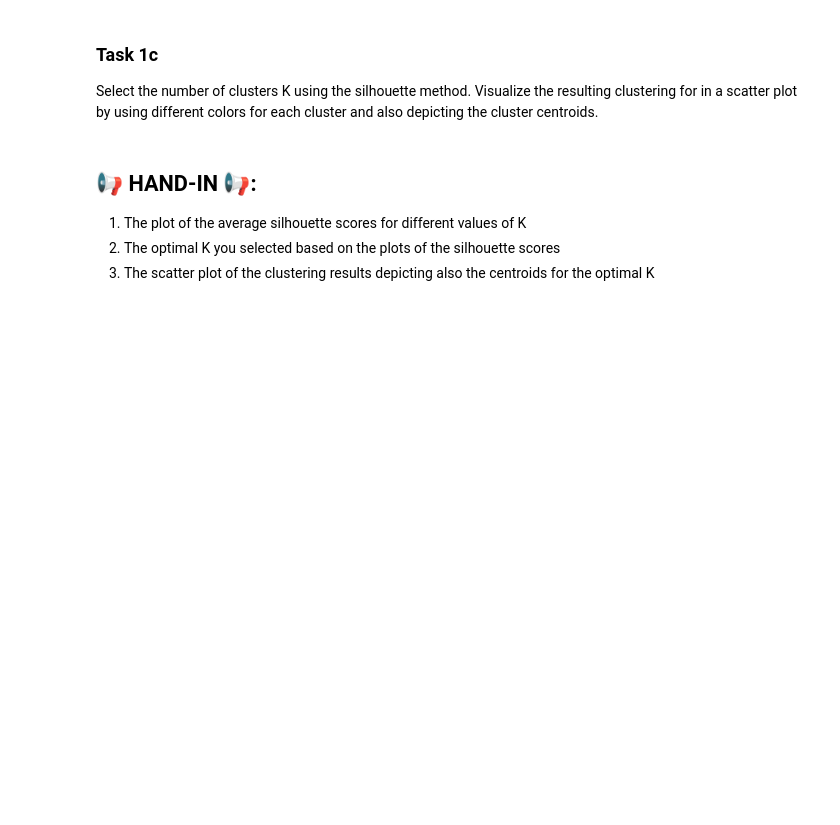
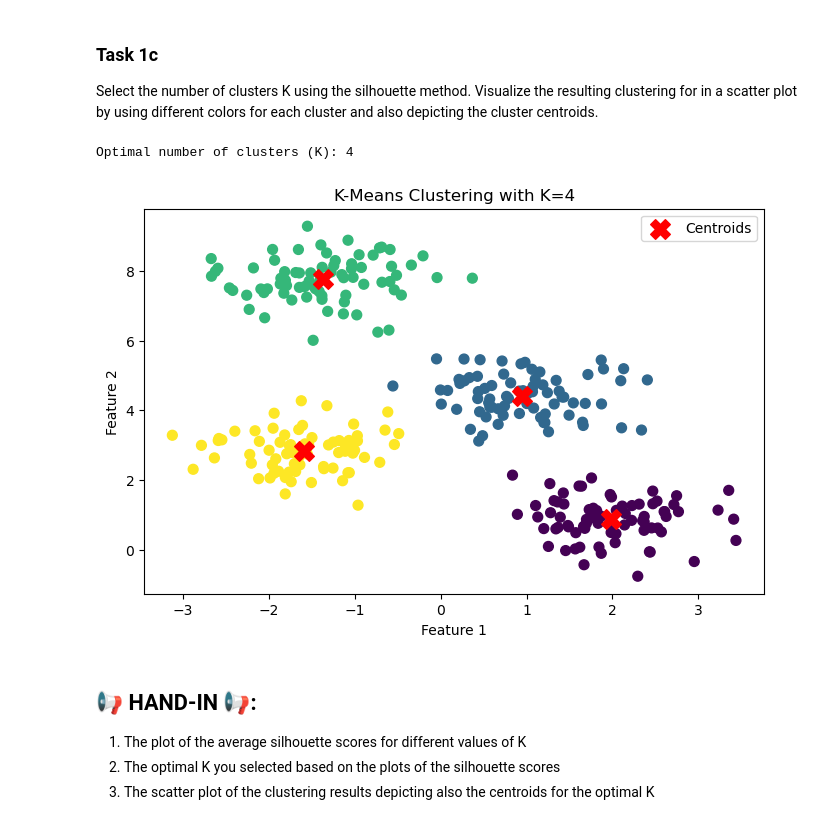
Before and after one commit to michamettler/zhaw-mldm, a Jupyter notebook: L11/L12_Clustering_Assignment.ipynb, the cells around one changed output. Drawn from its saved outputs; the diff is of its cells as text; code cells hidden in the pictures; blank space fills up the shorter version.

```diff
--- a/L11/L12_Clustering_Assignment.ipynb
+++ b/L11/L12_Clustering_Assignment.ipynb
@@ -55,3 +96,23 @@ Select the number of clusters K using the silhouette method. Visualize the resul
+# %%
+optimal_k = range_n_clusters[np.argmax(silhouette_scores)]
+print(f"Optimal number of clusters (K): {optimal_k}")
+
+kmeans_optimal = KMeans(n_clusters=optimal_k, random_state=RANDOM_SEED)
+cluster_labels_optimal = kmeans_optimal.fit_predict(X)
+
+# Visualize the clustering results
+plt.figure(figsize=(8, 5))
+plt.scatter(X[:, 0], X[:, 1], c=cluster_labels_optimal, cmap='viridis', s=50)
+plt.scatter(kmeans_optimal.cluster_centers_[:, 0], kmeans_optimal.cluster_centers_[:, 1],
+            s=200, c='red', label='Centroids', marker='X')
+plt.title(f"K-Means Clustering with K={optimal_k}")
+plt.xlabel("Feature 1")
+plt.ylabel("Feature 2")
+plt.legend()
+plt.show()
+# %% [output]
+Optimal number of clusters (K): 4
+[figure, added]
 # %% [markdown]
 ## 📢 **HAND-IN** 📢:
 1. The plot of the average silhouette scores for different values of K
```
Also changed, not shown: parts of 14 cells of this notebook, 1 other file.
